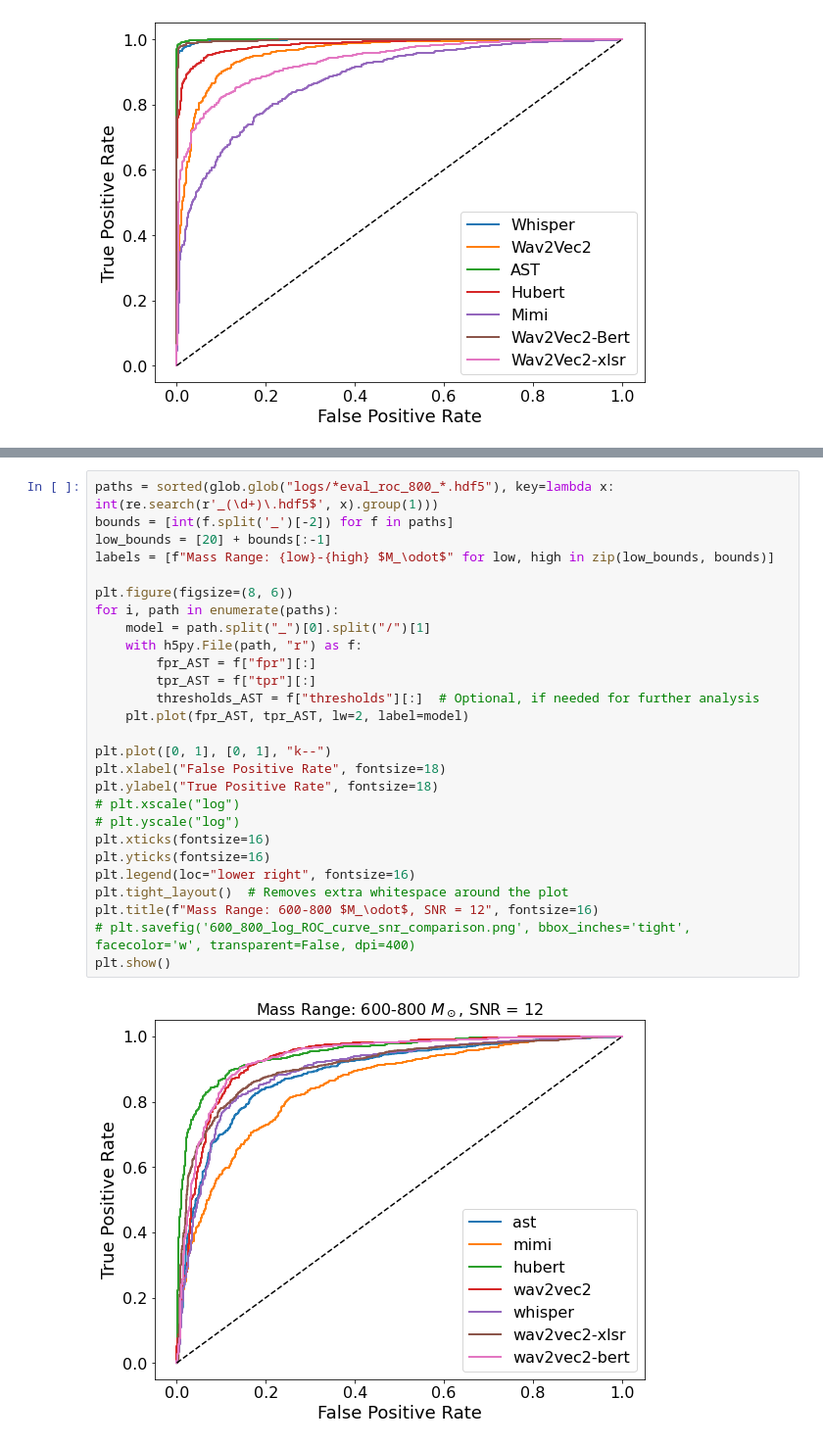
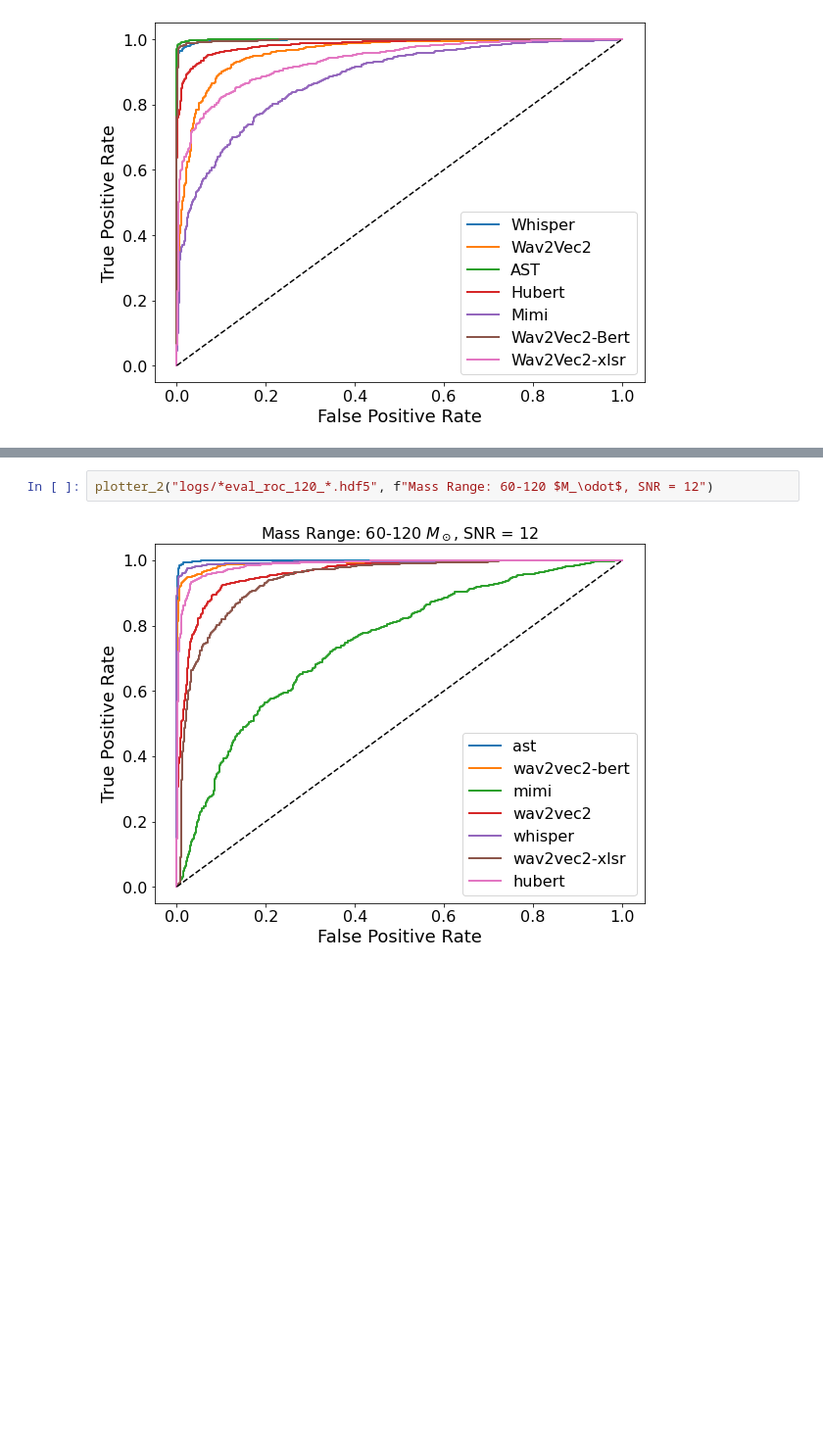
Before and after one commit to Suyash-Deshmukh/transformers-for-GW-analysis, a Jupyter notebook: roc_curves.ipynb, the cells around one changed output, grey strips where cells are left out. Shown at 98% size. Drawn from its saved outputs; the diff is of its cells as text; blank space fills up the shorter version.

```diff
--- a/roc_curves.ipynb
+++ b/roc_curves.ipynb
@@ -184,31 +156,6 @@ plt.show()
 # %% [output]
 [figure]
 # %%
-paths = sorted(glob.glob("logs/*eval_roc_800_*.hdf5"), key=lambda x: int(re.search(r'_(\d+)\.hdf5$', x).group(1)))
-bounds = [int(f.split('_')[-2]) for f in paths]
-low_bounds = [20] + bounds[:-1]
-labels = [f"Mass Range: {low}-{high} $M_\odot$" for low, high in zip(low_bounds, bounds)]
-
-plt.figure(figsize=(8, 6))
-for i, path in enumerate(paths):
-    model = path.split("_")[0].split("/")[1]
-    with h5py.File(path, "r") as f:
-        fpr_AST = f["fpr"][:]
-        tpr_AST = f["tpr"][:]
-        thresholds_AST = f["thresholds"][:]  # Optional, if needed for further analysis
-    plt.plot(fpr_AST, tpr_AST, lw=2, label=model)
-
-plt.plot([0, 1], [0, 1], "k--")
-plt.xlabel("False Positive Rate", fontsize=18)
-plt.ylabel("True Positive Rate", fontsize=18)
-# plt.xscale("log")
-# plt.yscale("log")
-plt.xticks(fontsize=16)
-plt.yticks(fontsize=16)
-plt.legend(loc="lower right", fontsize=16)
-plt.tight_layout()  # Removes extra whitespace around the plot
-plt.title(f"Mass Range: 600-800 $M_\odot$, SNR = 12", fontsize=16)
-# plt.savefig('600_800_log_ROC_curve_snr_comparison.png', bbox_inches='tight', facecolor='w', transparent=False, dpi=400)
-plt.show()
+plotter_2("logs/*eval_roc_120_*.hdf5", f"Mass Range: 60-120 $M_\odot$, SNR = 12")
 # %% [output]
-[figure, old version]
+[figure, new version]
```
Also changed, not shown: parts of 14 cells of this notebook, 2 other files.
